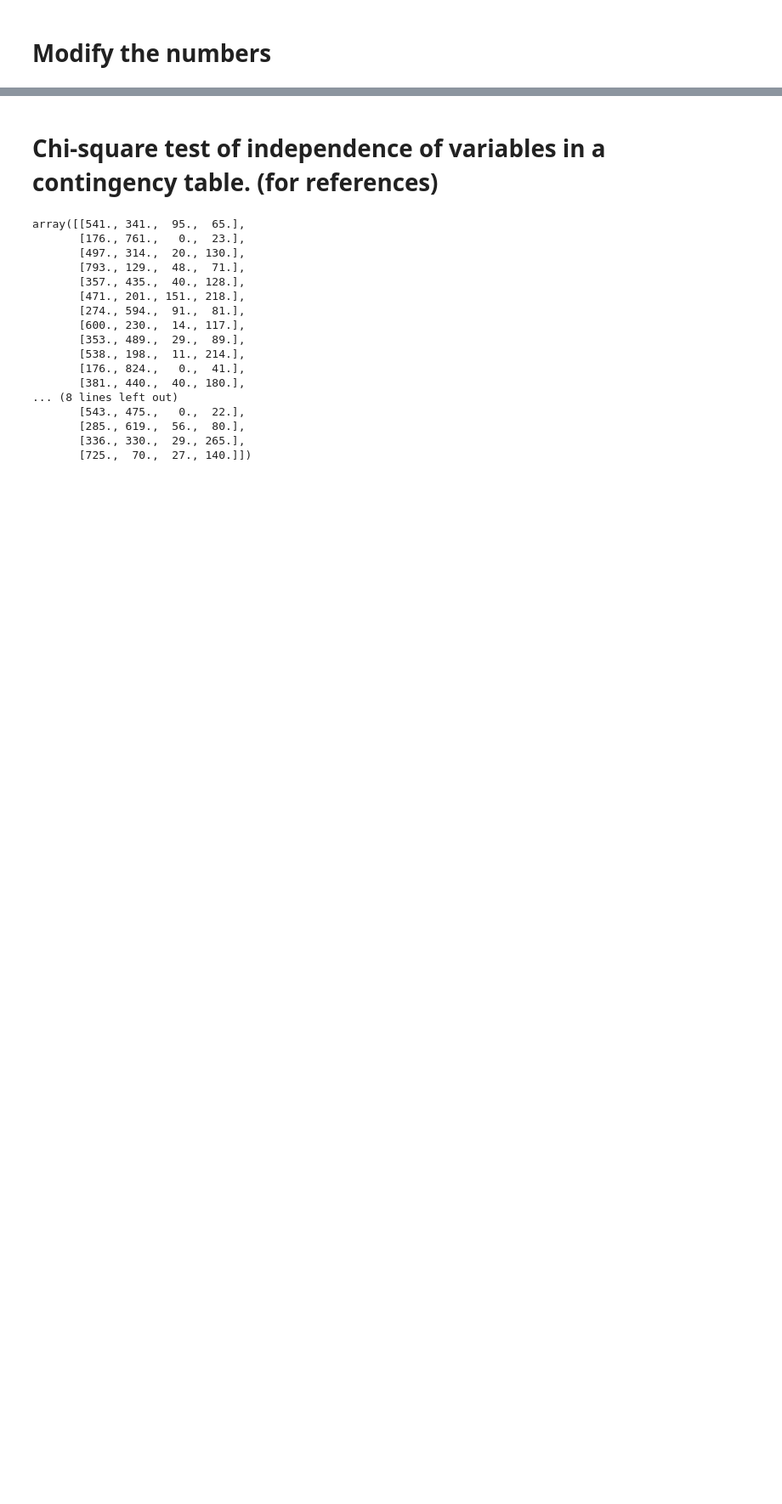
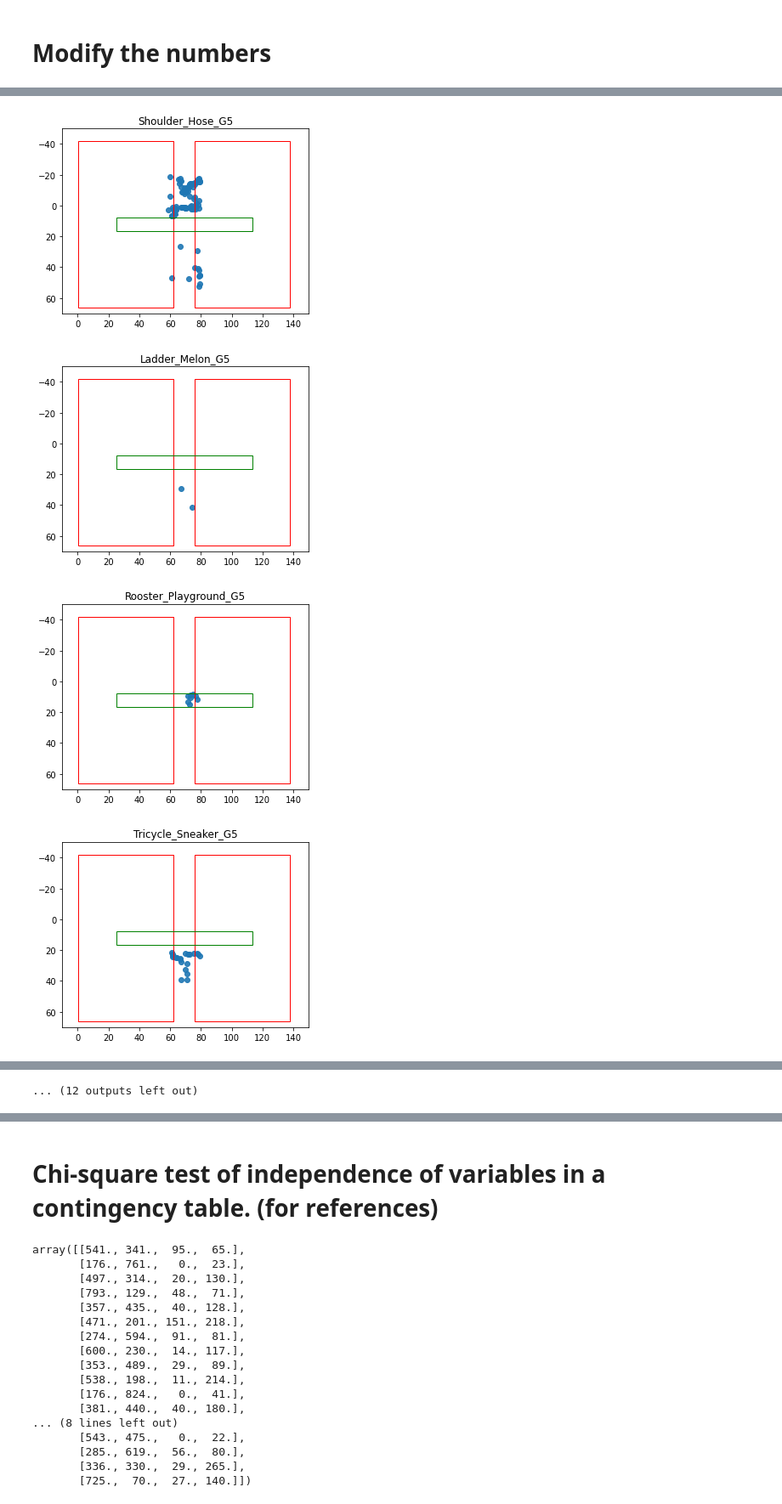
Before and after one commit to tianchu-shu/NWMSS, a Jupyter notebook: gaze.ipynb, the cells around one changed output, grey strips where cells are left out. Shown at 85% size. Cells and saved outputs as stored; diff of their text form; code cells hidden in the pictures; blank space fills up the shorter version.

```diff
--- a/gaze.ipynb
+++ b/gaze.ipynb
@@ -482,0 +519,13 @@ for i in range(24):
+# %%
+#425
+
+mni =df[(df['NewLocation'] == 'away') & (df['NewOnScreen']=='true')]
+for i in range(24):
+    sub =mni[mni['item']== i]
+
+    plot_dots(sub, items[i], ss, nss425)
+# %% [output]
+[figure, added]
+[figure, added]
+[figure, added]
+[figure, added]
@@ -483,2 +540,3 @@ for i in range(24):
+... (12 outputs left out)
 # %%
 data=sub[['lookAtPointX', 'lookAtPointY']]
```
Also changed, not shown: parts of 27 cells of this notebook.
